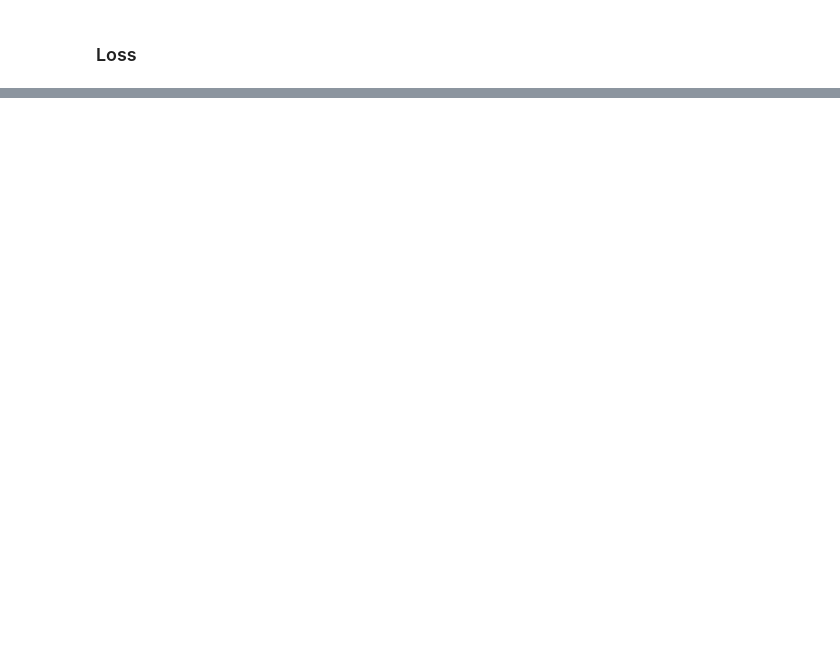
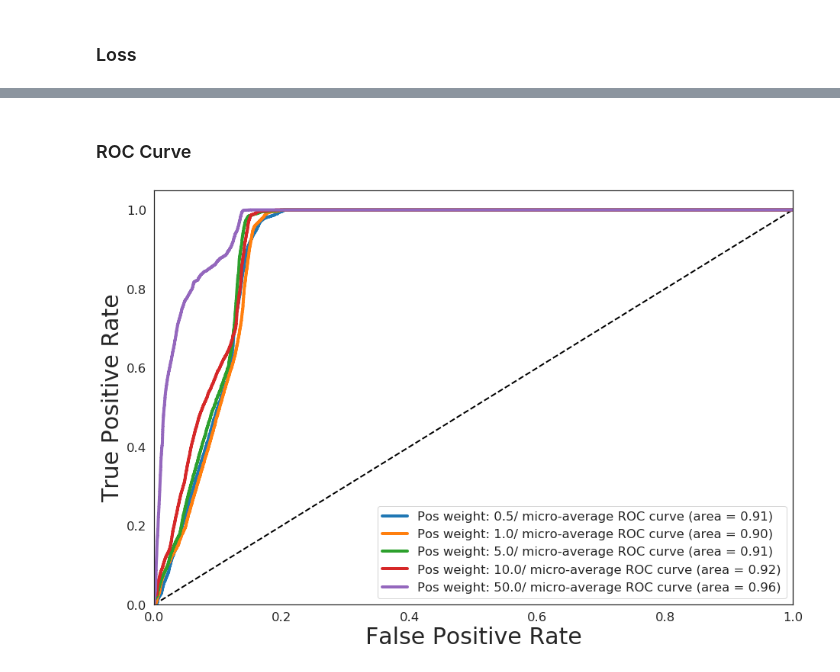
Before and after one commit to MarionLepert/cs229, a Jupyter notebook: DatasetLight.ipynb, the cells around one changed output, grey strips where cells are left out. Saved outputs shown, nothing was run; the diff lists cells and outputs as text; code cells hidden in the pictures; blank space fills up the shorter version.

```diff
--- a/DatasetLight.ipynb
+++ b/DatasetLight.ipynb
@@ -240,0 +299,55 @@ plt.show()
+# %% [markdown]
+### ROC Curve
+# %%
+from sklearn.metrics import roc_auc_score
+from sklearn.metrics import roc_curve, auc
+from scipy import interp
+from itertools import cycle
+
+plt.figure(figsize=(15,10))
+plt.plot([0, 1], [0, 1], 'k--', lw=2)
+plt.xlim([0.0, 1.0])
+plt.ylim([0.0, 1.05])
+plt.xlabel('False Positive Rate', fontsize=30)
+plt.ylabel('True Positive Rate', fontsize=30)
+
+for j in range(n_pos_weight):
+    val_preds_array  = np.vstack(pos_weight_val_preds_list[j])
+    val_labels_array = np.vstack(pos_weight_val_labels_list[j])
+
+    # Compute ROC curve and ROC area for each class
+    fpr = dict()
+    tpr = dict()
+    roc_auc = dict()
+    for i in range(n_classes):
+        fpr[i], tpr[i], _ = roc_curve(val_labels_array[:, i], val_preds_array[:, i])
+        roc_auc[i] = auc(fpr[i], tpr[i])
+
+    # Compute micro-average ROC curve and ROC area
+    fpr["micro"], tpr["micro"], _ = roc_curve(val_labels_array.ravel(), val_preds_array.ravel())
+    roc_auc["micro"] = auc(fpr["micro"], tpr["micro"])
+
+    # First aggregate all false positive rates
+    all_fpr = np.unique(np.concatenate([fpr[i] for i in range(n_classes)]))
+
+    # Then interpolate all ROC curves at this points
+    mean_tpr = np.zeros_like(all_fpr)
+    for i in range(n_classes):
+        mean_tpr += interp(all_fpr, fpr[i], tpr[i])
+
+    # Finally average it and compute AUC
+    mean_tpr /= n_classes
+
+    fpr["macro"] = all_fpr
+    tpr["macro"] = mean_tpr
+    roc_auc["macro"] = auc(fpr["macro"], tpr["macro"])
+
+    # Plot all ROC curves
+    plt.plot(fpr["micro"], tpr["micro"],
+         label='Pos weight: ' + pos_weight_labels[j] + '/ micro-average ROC curve (area = {0:0.2f})'
+               ''.format(roc_auc["micro"]), linewidth=4)
+
+plt.legend(loc="lower right")
+plt.show()
+# %% [output]
+[figure, added]
```
Also changed, not shown: parts of 18 cells of this notebook, 4 other files.
